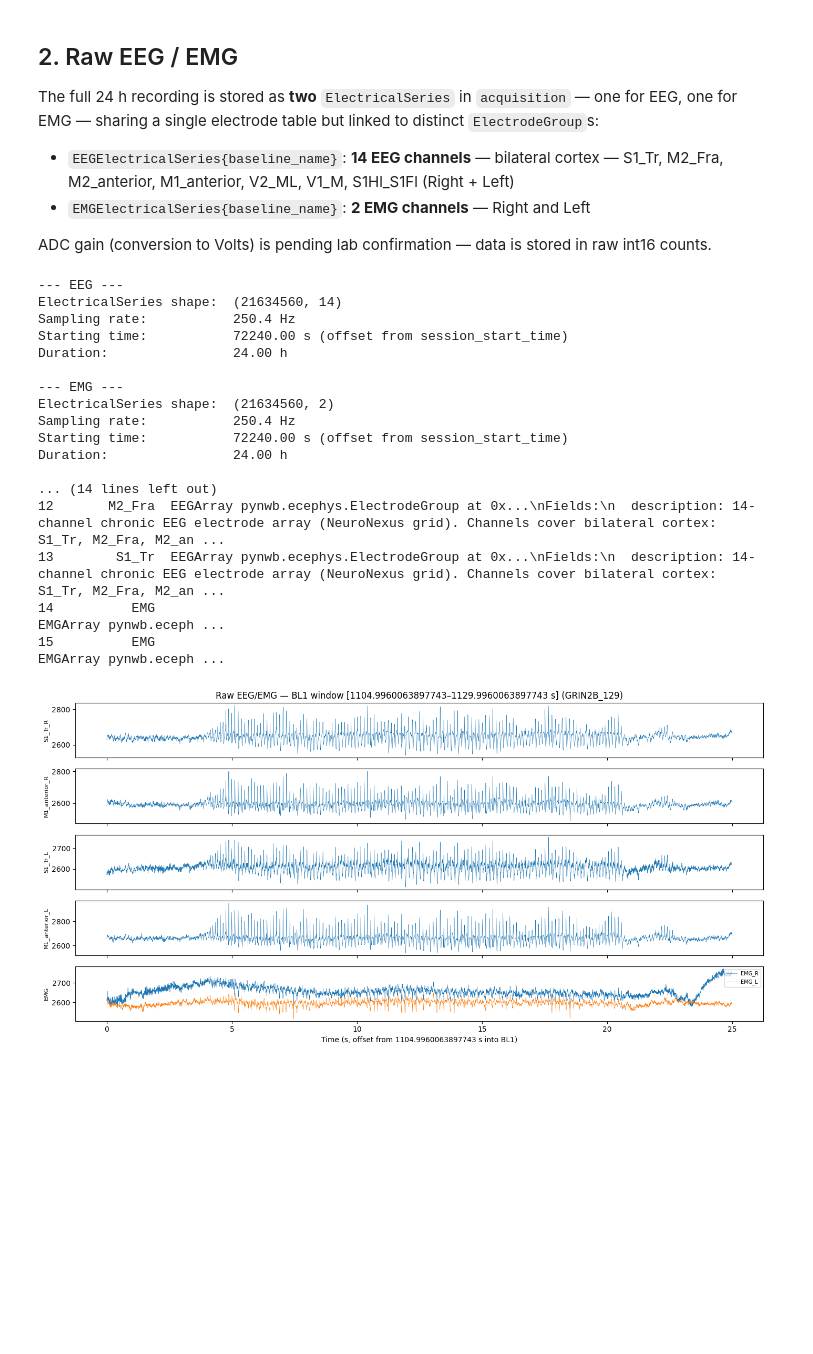
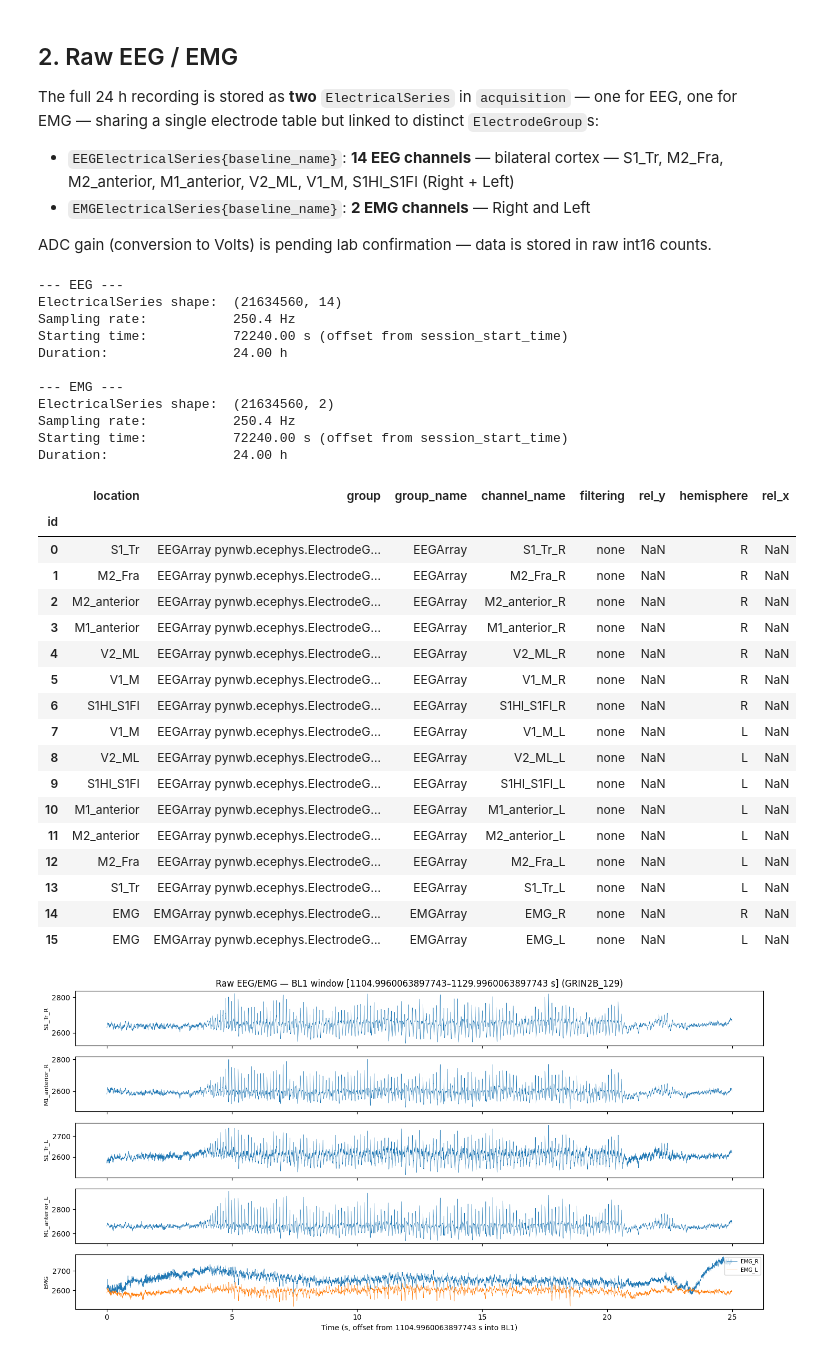
Before and after one commit to catalystneuro/gonzalez-sulser-lab-to-nwb, a Jupyter notebook: notebooks/read_grin2b_nwb.ipynb, the cells around one changed output. Drawn from its saved outputs; the diff is of its cells as text; code cells hidden in the pictures; blank space fills up the shorter version.

```diff
--- a/notebooks/read_grin2b_nwb.ipynb
+++ b/notebooks/read_grin2b_nwb.ipynb
@@ -65,37 +65,49 @@ ADC gain (conversion to Volts) is pending lab confirmation — data is stored in
 # %%
 eeg_name = next(name for name in nwb.acquisition if name.startswith("EEGElectricalSeries"))
 emg_name = next(name for name in nwb.acquisition if name.startswith("EMGElectricalSeries"))
 eeg_es = nwb.acquisition[eeg_name]
 emg_es = nwb.acquisition[emg_name]
 
 for name, es in [("EEG", eeg_es), ("EMG", emg_es)]:
     print(f"--- {name} ---")
     print(f"ElectricalSeries shape:  {es.data.shape}")
     print(f"Sampling rate:           {es.rate} Hz")
     print(f"Starting time:           {es.starting_time:.2f} s (offset from session_start_time)")
     print(f"Duration:                {es.data.shape[0] / es.rate / 3600:.2f} h")
     print()
 
 electrodes = nwb.electrodes.to_dataframe()
-print(electrodes.to_string())
+electrodes[:]
 # %% [output]
 --- EEG ---
 ElectricalSeries shape:  (21634560, 14)
 Sampling rate:           250.4 Hz
 Starting time:           72240.00 s (offset from session_start_time)
 Duration:                24.00 h
 
 --- EMG ---
 ElectricalSeries shape:  (21634560, 2)
 Sampling rate:           250.4 Hz
 Starting time:           72240.00 s (offset from session_start_time)
 Duration:                24.00 h
-
-... (14 lines left out)
-12       M2_Fra  EEGArray pynwb.ecephys.ElectrodeGroup at 0x...\nFields:\n  description: 14-channel chronic EEG electrode array (NeuroNexus grid). Channels cover bilateral cortex: S1_Tr, M2_Fra, M2_an ...
-13        S1_Tr  EEGArray pynwb.ecephys.ElectrodeGroup at 0x...\nFields:\n  description: 14-channel chronic EEG electrode array (NeuroNexus grid). Channels cover bilateral cortex: S1_Tr, M2_Fra, M2_an ...
-14          EMG                                                                                                                                                                     EMGArray pynwb.eceph ...
-15          EMG                                                                                                                                                                     EMGArray pynwb.eceph ...
+|  | location | group | group_name | channel_name | filtering | rel_y | hemisphere | rel_x |
+| id |  |  |  |  |  |  |  |  |
+| 0 | S1_Tr | EEGArray pynwb.ecephys.ElectrodeG... | EEGArray | S1_Tr_R | none | NaN | R | NaN |
+| 1 | M2_Fra | EEGArray pynwb.ecephys.ElectrodeG... | EEGArray | M2_Fra_R | none | NaN | R | NaN |
+| 2 | M2_anterior | EEGArray pynwb.ecephys.ElectrodeG... | EEGArray | M2_anterior_R | none | NaN | R | NaN |
+| 3 | M1_anterior | EEGArray pynwb.ecephys.ElectrodeG... | EEGArray | M1_anterior_R | none | NaN | R | NaN |
+| 4 | V2_ML | EEGArray pynwb.ecephys.ElectrodeG... | EEGArray | V2_ML_R | none | NaN | R | NaN |
+| 5 | V1_M | EEGArray pynwb.ecephys.ElectrodeG... | EEGArray | V1_M_R | none | NaN | R | NaN |
+| 6 | S1Hl_S1Fl | EEGArray pynwb.ecephys.ElectrodeG... | EEGArray | S1Hl_S1Fl_R | none | NaN | R | NaN |
+| 7 | V1_M | EEGArray pynwb.ecephys.ElectrodeG... | EEGArray | V1_M_L | none | NaN | L | NaN |
+| 8 | V2_ML | EEGArray pynwb.ecephys.ElectrodeG... | EEGArray | V2_ML_L | none | NaN | L | NaN |
+| 9 | S1Hl_S1Fl | EEGArray pynwb.ecephys.ElectrodeG... | EEGArray | S1Hl_S1Fl_L | none | NaN | L | NaN |
+| 10 | M1_anterior | EEGArray pynwb.ecephys.ElectrodeG... | EEGArray | M1_anterior_L | none | NaN | L | NaN |
+| 11 | M2_anterior | EEGArray pynwb.ecephys.ElectrodeG... | EEGArray | M2_anterior_L | none | NaN | L | NaN |
+| 12 | M2_Fra | EEGArray pynwb.ecephys.ElectrodeG... | EEGArray | M2_Fra_L | none | NaN | L | NaN |
+| 13 | S1_Tr | EEGArray pynwb.ecephys.ElectrodeG... | EEGArray | S1_Tr_L | none | NaN | L | NaN |
+| 14 | EMG | EMGArray pynwb.ecephys.ElectrodeG... | EMGArray | EMG_R | none | NaN | R | NaN |
+| 15 | EMG | EMGArray pynwb.ecephys.ElectrodeG... | EMGArray | EMG_L | none | NaN | L | NaN |
 # %%
 # ── Time window (seconds relative to the start of the BL window) ──────────────
 window_start_s = (
```
